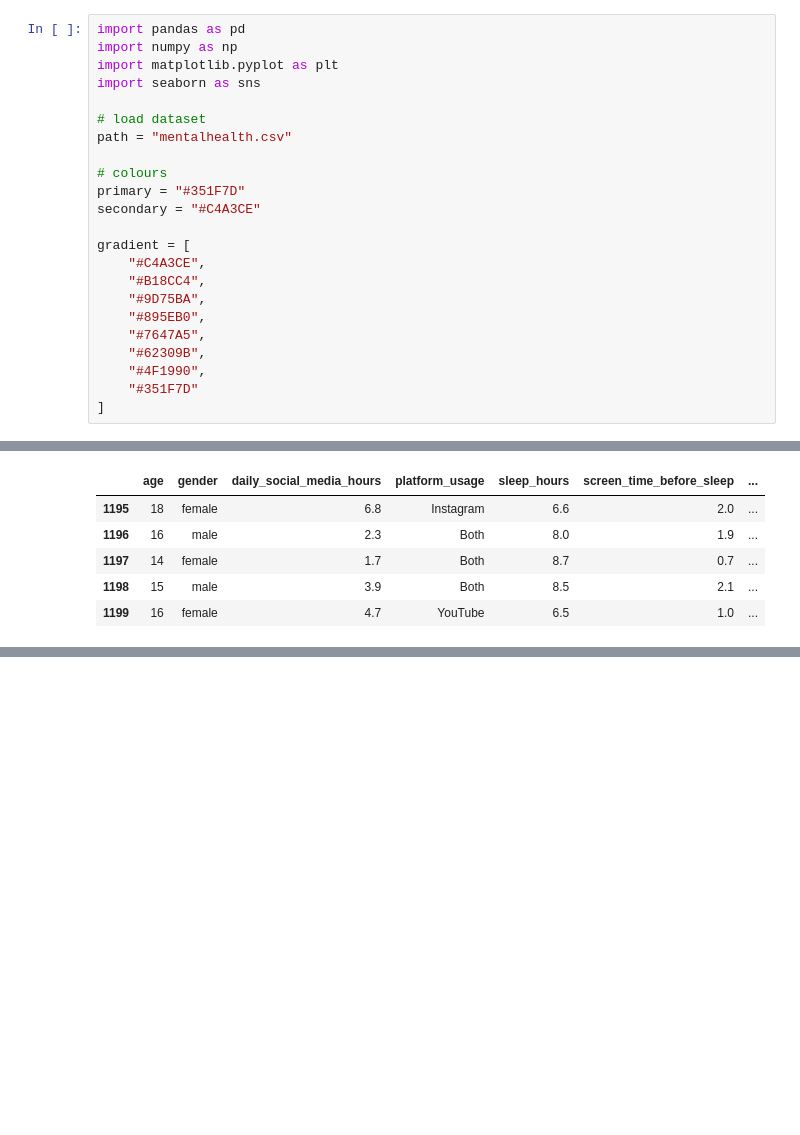
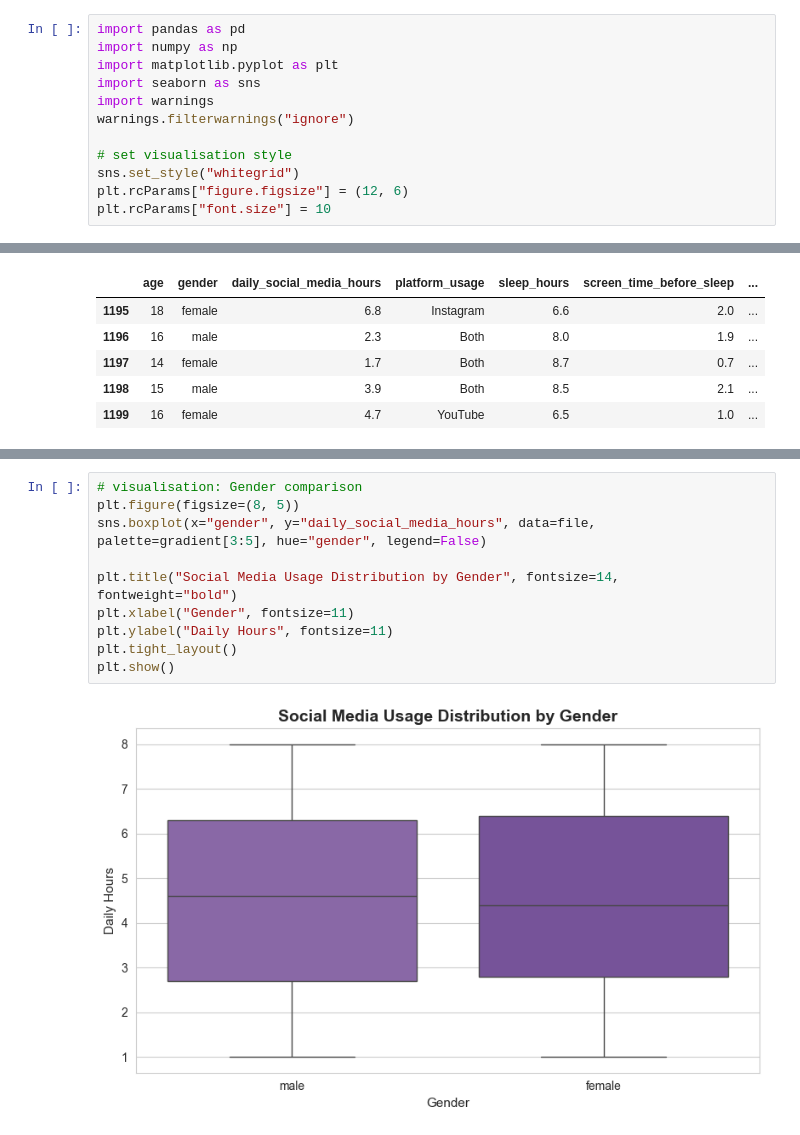
Before and after one commit to abbas-poonawala/ds-internship, a Jupyter notebook: digital-loneliness-and-social-media/project1.ipynb, the cells around one changed output, grey strips where cells are left out. Drawn from its saved outputs; the diff is of its cells as text; blank space fills up the shorter version.

```diff
--- a/digital-loneliness-and-social-media/project1.ipynb
+++ b/digital-loneliness-and-social-media/project1.ipynb
@@ -3,21 +17,10 @@ import pandas as pd
 import numpy as np
 import matplotlib.pyplot as plt
 import seaborn as sns
+import warnings
+warnings.filterwarnings("ignore")
 
-# load dataset
-path = "mentalhealth.csv"
-
-# colours
-primary = "#351F7D"
-secondary = "#C4A3CE"
-
-gradient = [
-    "#C4A3CE",
-    "#B18CC4",
-    "#9D75BA",
-    "#895EB0",
-    "#7647A5",
-    "#62309B",
-    "#4F1990",
-    "#351F7D"
-]
+# set visualisation style
+sns.set_style("whitegrid")
+plt.rcParams["figure.figsize"] = (12, 6)
+plt.rcParams["font.size"] = 10
@@ -203,0 +405,12 @@ plt.show()
+# %%
+# visualisation: Gender comparison
+plt.figure(figsize=(8, 5))
+sns.boxplot(x="gender", y="daily_social_media_hours", data=file, palette=gradient[3:5], hue="gender", legend=False)
+
+plt.title("Social Media Usage Distribution by Gender", fontsize=14, fontweight="bold")
+plt.xlabel("Gender", fontsize=11)
+plt.ylabel("Daily Hours", fontsize=11)
+plt.tight_layout()
+plt.show()
+# %% [output]
+[figure, added]
```
Also changed, not shown: parts of 103 cells of this notebook, 4 other files.
